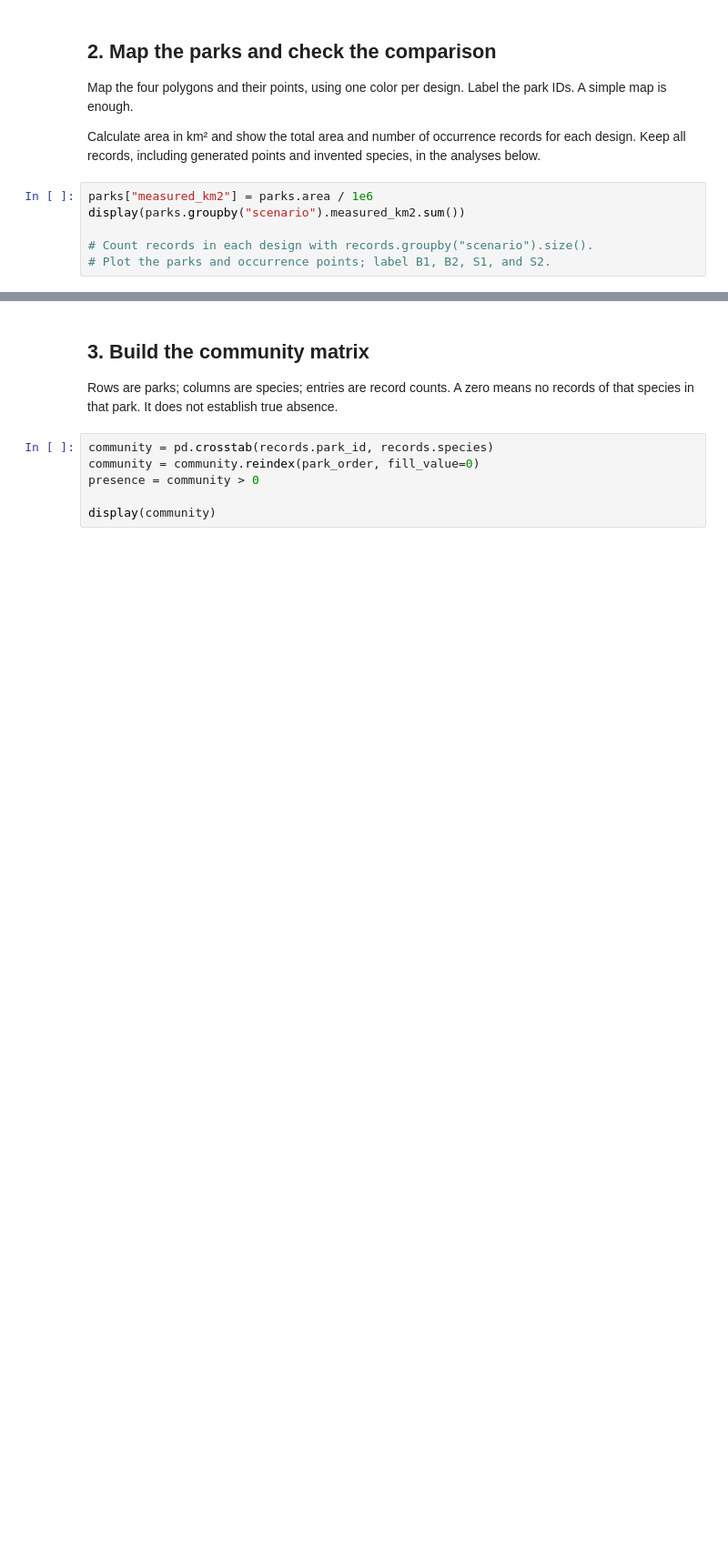
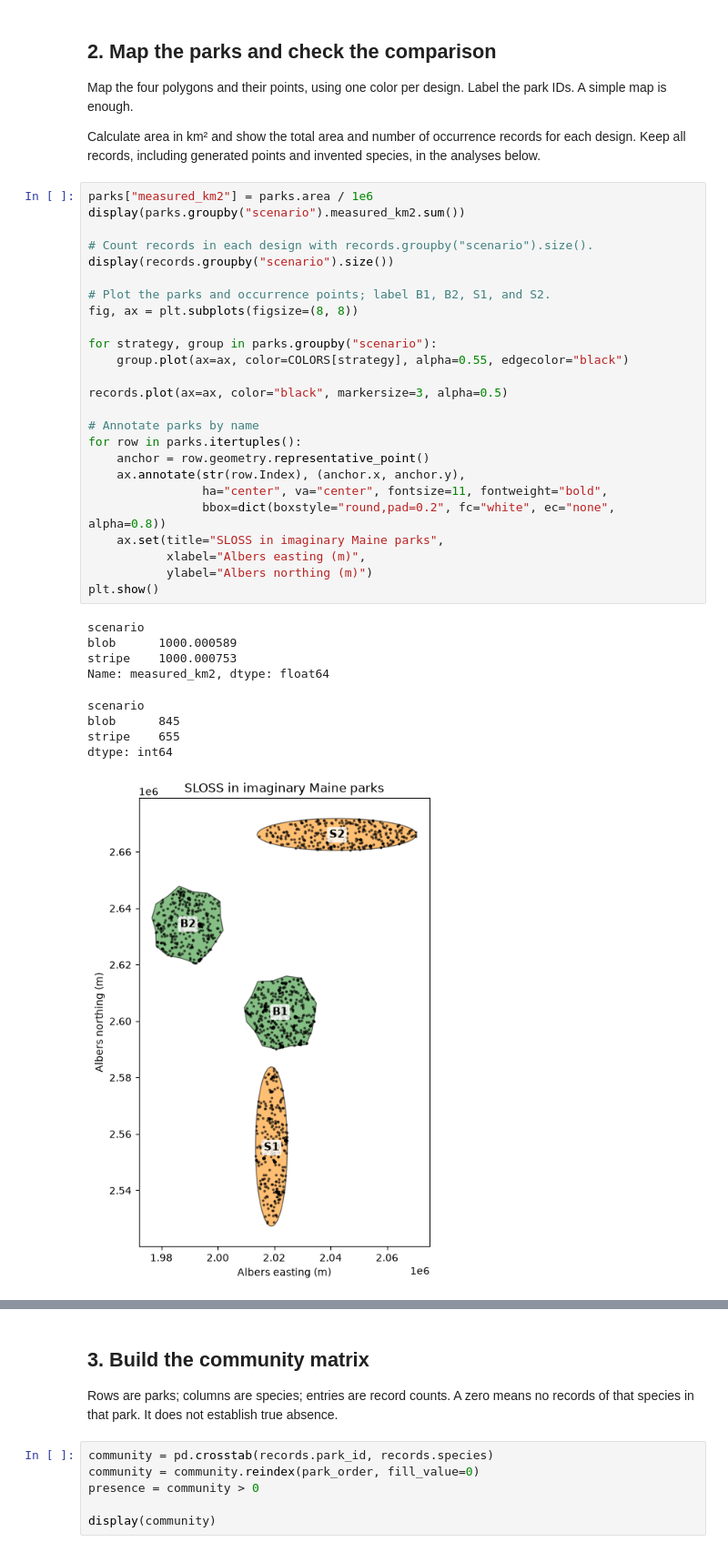
Before and after one commit to studentofwater/BIO597-SpatialBiodiversity, a Jupyter notebook: docs/assignments/Assignment-10-SpatialCommunityComposition.ipynb, the cells around one changed output, grey strips where cells are left out. Shown at 91% size. Cells and saved outputs as stored; diff of their text form; blank space fills up the shorter version.

```diff
--- a/docs/assignments/Assignment-10-SpatialCommunityComposition.ipynb
+++ b/docs/assignments/Assignment-10-SpatialCommunityComposition.ipynb
@@ -67,9 +75,38 @@ species, in the analyses below.
 # %%
 parks["measured_km2"] = parks.area / 1e6
 display(parks.groupby("scenario").measured_km2.sum())
 
 # Count records in each design with records.groupby("scenario").size().
+display(records.groupby("scenario").size())
+
 # Plot the parks and occurrence points; label B1, B2, S1, and S2.
+fig, ax = plt.subplots(figsize=(8, 8))
+
+for strategy, group in parks.groupby("scenario"):
+    group.plot(ax=ax, color=COLORS[strategy], alpha=0.55, edgecolor="black")
+
+records.plot(ax=ax, color="black", markersize=3, alpha=0.5)
+
+# Annotate parks by name
+for row in parks.itertuples():
+    anchor = row.geometry.representative_point()
+    ax.annotate(str(row.Index), (anchor.x, anchor.y),
+                ha="center", va="center", fontsize=11, fontweight="bold",
+                bbox=dict(boxstyle="round,pad=0.2", fc="white", ec="none", alpha=0.8))
+    ax.set(title="SLOSS in imaginary Maine parks",
+           xlabel="Albers easting (m)",
+           ylabel="Albers northing (m)")
+plt.show()
+# %% [output]
+scenario
+blob      1000.000589
+stripe    1000.000753
+Name: measured_km2, dtype: float64
+scenario
+blob      845
+stripe    655
+dtype: int64
+[figure, added]
 # %% [markdown]
 **Interpretation:** What is held equal between the designs? What differs besides
 shape? Predict which design will capture more species, and explain why.
```
Also changed, not shown: parts of 22 cells of this notebook, 3 other files.
